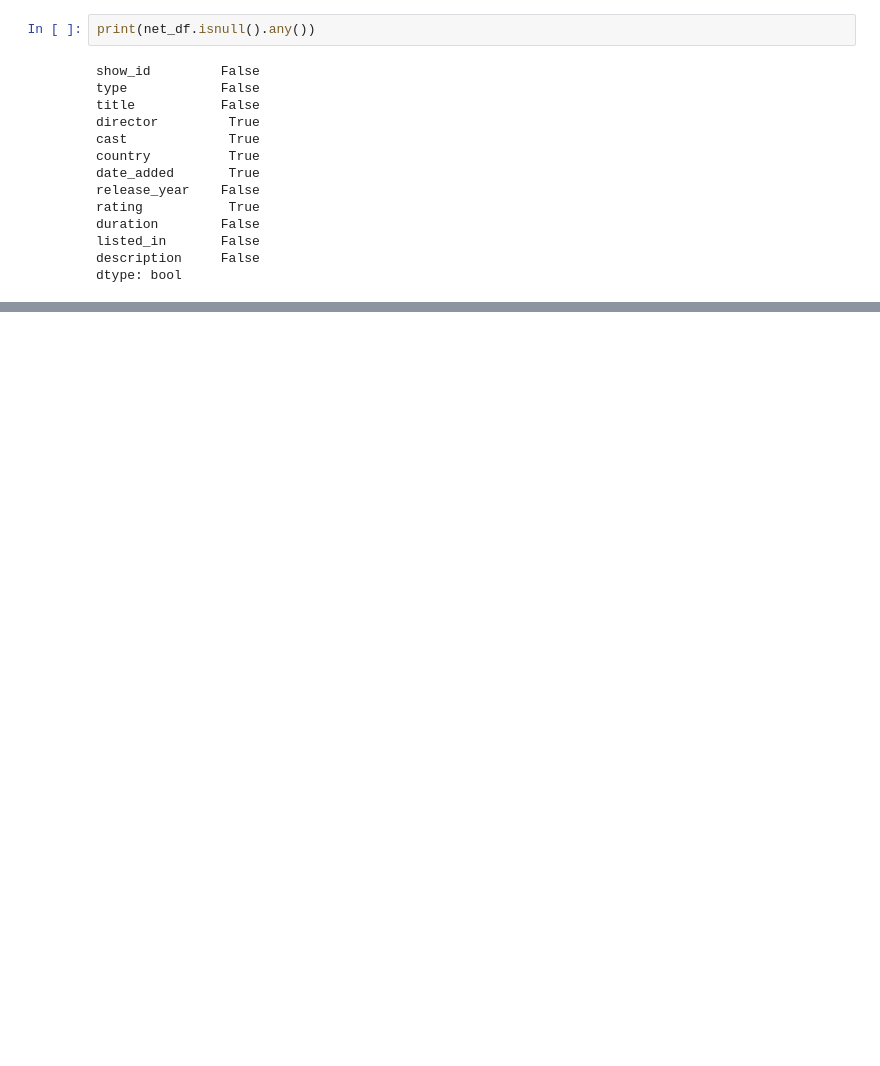
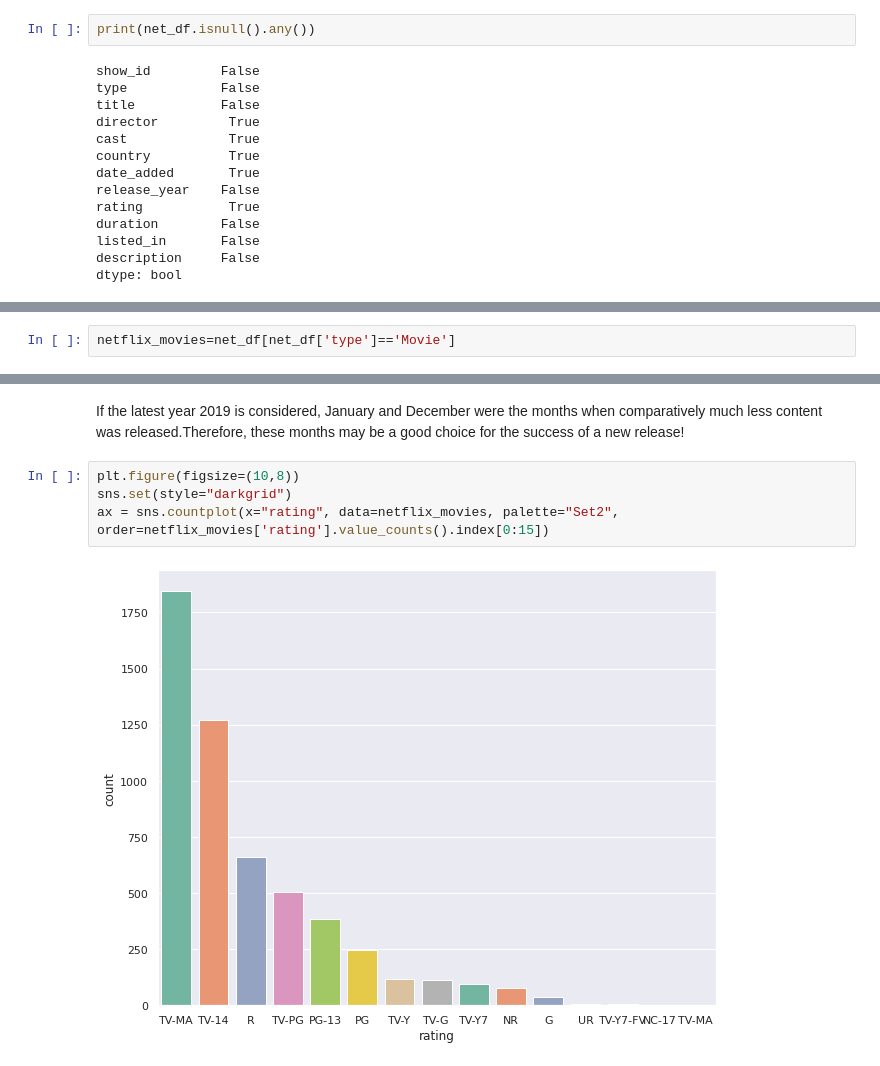
Before and after one commit to kumarirakhi19/NETFLIX-MOVIES-AND-TV-SHOWS-CLUSTERING, a Jupyter notebook: NETFLIX_MOVIES_AND_TV_SHOWS_CLUSTERING.ipynb, the cells around one changed output, grey strips where cells are left out. Saved outputs shown, nothing was run; the diff lists cells and outputs as text; blank space fills up the shorter version.

```diff
--- a/NETFLIX_MOVIES_AND_TV_SHOWS_CLUSTERING.ipynb
+++ b/NETFLIX_MOVIES_AND_TV_SHOWS_CLUSTERING.ipynb
@@ -114,0 +242,2 @@ dtype: bool
+# %%
+netflix_movies=net_df[net_df['type']=='Movie']
@@ -114,0 +274,8 @@ dtype: bool
+# %% [markdown]
+If the latest year 2019 is considered, January and December were the months when comparatively much less content was released.Therefore, these months may be a good choice for the success of a new release!
+# %%
+plt.figure(figsize=(10,8))
+sns.set(style="darkgrid")
+ax = sns.countplot(x="rating", data=netflix_movies, palette="Set2", order=netflix_movies['rating'].value_counts().index[0:15])
+# %% [output]
+[figure, added]
```
Also changed, not shown: parts of 58 cells of this notebook.
